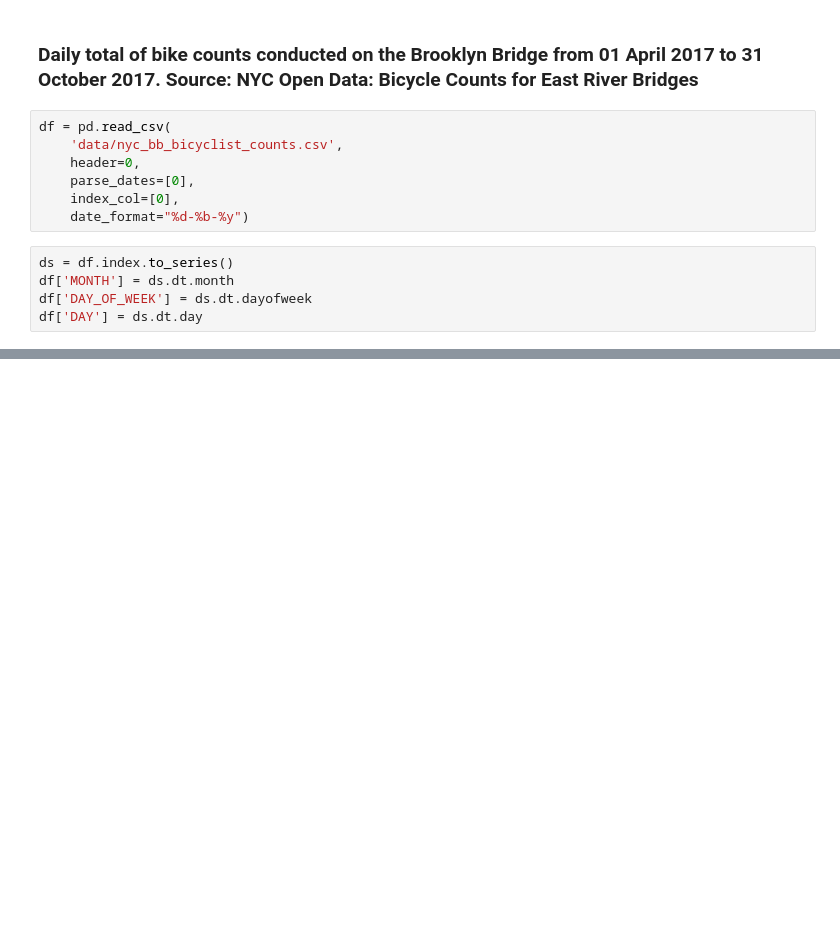
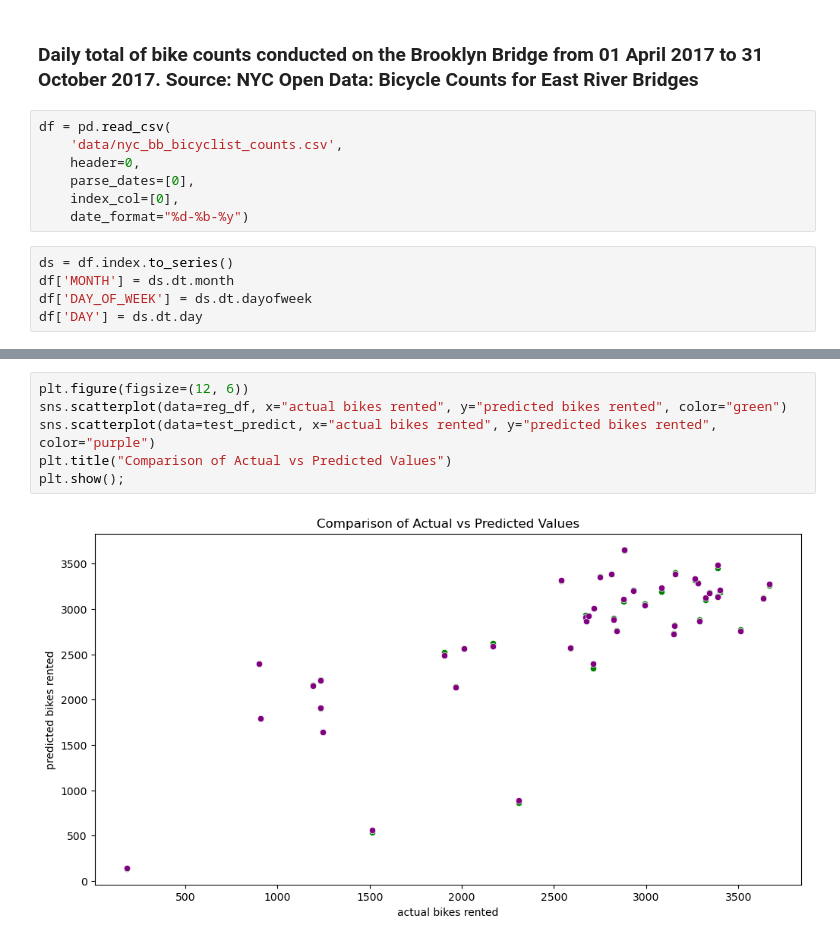
Before and after one commit to datagus/myfirstcode, a Jupyter notebook: GMLs_lecture.ipynb, the cells around one changed output, grey strips where cells are left out. Saved outputs shown, nothing was run; the diff lists cells and outputs as text; blank space fills up the shorter version.

```diff
--- a/GMLs_lecture.ipynb
+++ b/GMLs_lecture.ipynb
@@ -27,0 +178,8 @@ df['DAY'] = ds.dt.day
+# %%
+plt.figure(figsize=(12, 6))
+sns.scatterplot(data=reg_df, x="actual bikes rented", y="predicted bikes rented", color="green")
+sns.scatterplot(data=test_predict, x="actual bikes rented", y="predicted bikes rented", color="purple")
+plt.title("Comparison of Actual vs Predicted Values")
+plt.show();
+# %% [output]
+[figure, added]
```
Also changed, not shown: parts of 20 cells of this notebook.
